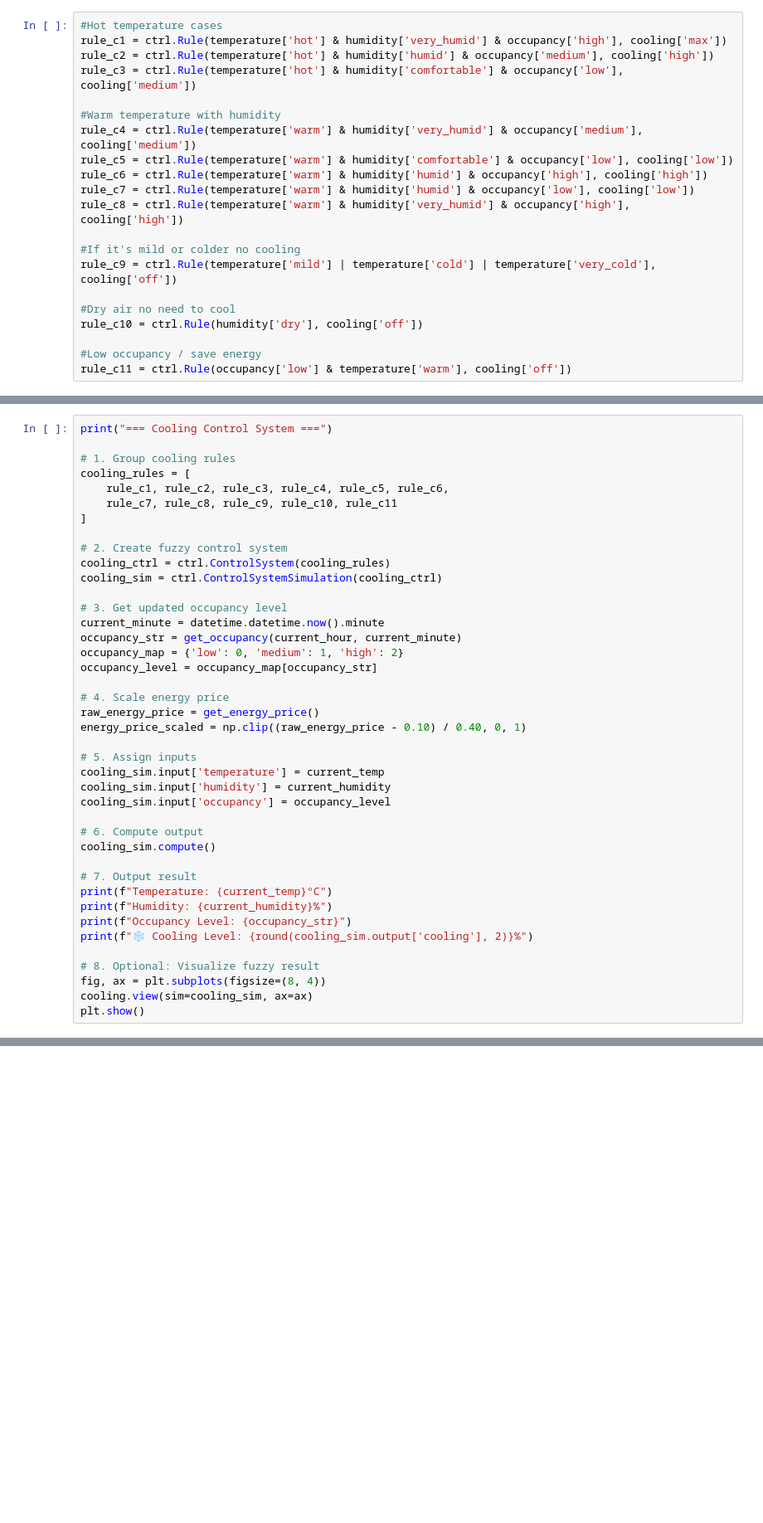
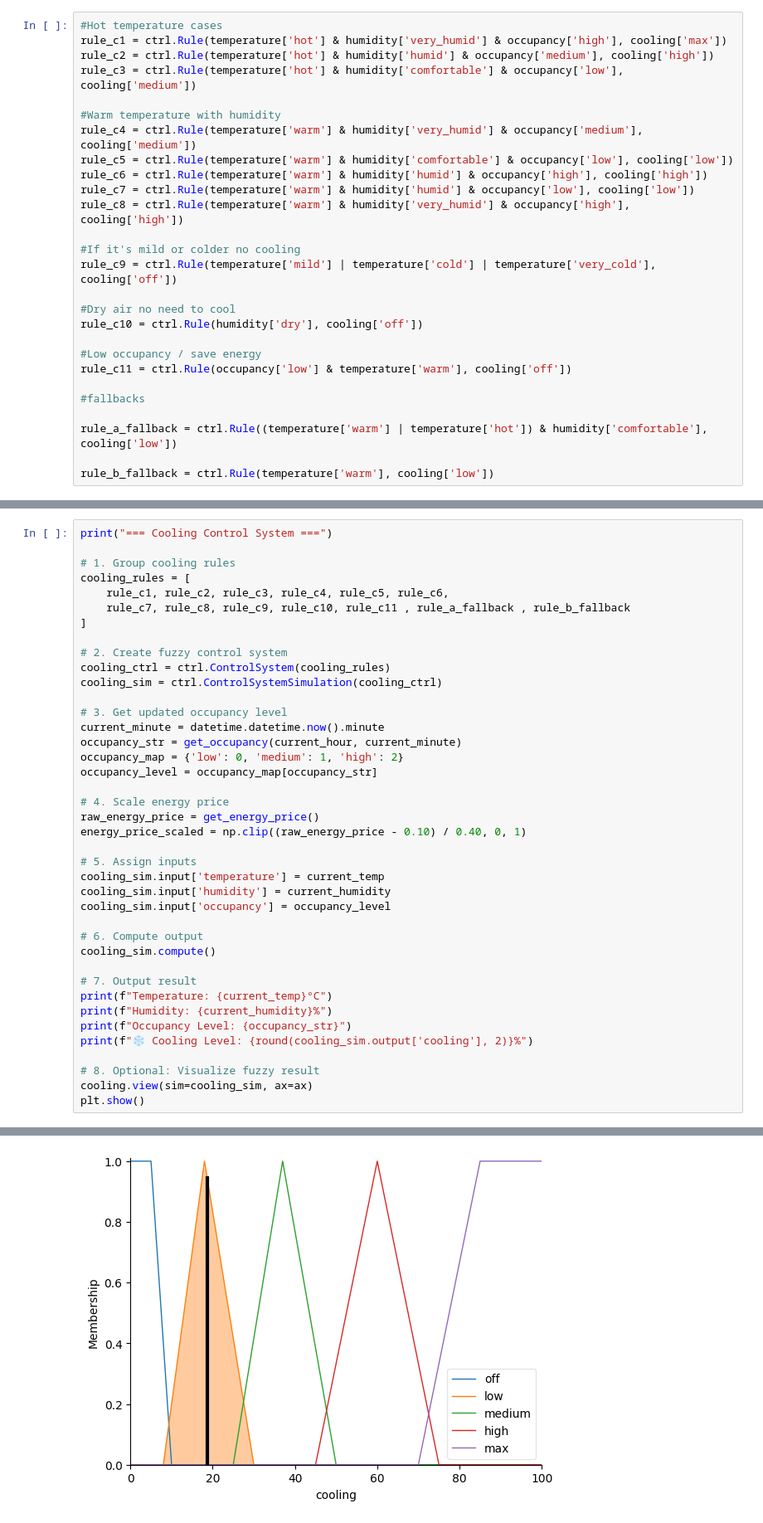
Before and after one commit to cimem37/CO653-Home-system-collaborative, a Jupyter notebook: home system fuzzy collaborative.ipynb, the cells around one changed output, grey strips where cells are left out. Shown: that part at 83% size. Drawn from its saved outputs; the diff is of its cells as text; blank space fills up the shorter version.

Commit message:
some fallback rules

```diff
--- a/home system fuzzy collaborative.ipynb
+++ b/home system fuzzy collaborative.ipynb
@@ -276,6 +276,12 @@ rule_c10 = ctrl.Rule(humidity['dry'], cooling['off'])
 
 #Low occupancy / save energy
 rule_c11 = ctrl.Rule(occupancy['low'] & temperature['warm'], cooling['off'])
+
+#fallbacks
+
+rule_a_fallback = ctrl.Rule((temperature['warm'] | temperature['hot']) & humidity['comfortable'], cooling['low'])
+
+rule_b_fallback = ctrl.Rule(temperature['warm'], cooling['low'])
 # %%
 #Very humid cases
 rule_v1 = ctrl.Rule(humidity['very_humid'] & occupancy['high'], ventilation['max'])
@@ -435,7 +441,7 @@ print("=== Cooling Control System ===")
 # 1. Group cooling rules
 cooling_rules = [
     rule_c1, rule_c2, rule_c3, rule_c4, rule_c5, rule_c6,
-    rule_c7, rule_c8, rule_c9, rule_c10, rule_c11
+    rule_c7, rule_c8, rule_c9, rule_c10, rule_c11 , rule_a_fallback , rule_b_fallback
 ]
 
 # 2. Create fuzzy control system
@@ -467,7 +473,6 @@ print(f"Occupancy Level: {occupancy_str}")
 print(f"❄️ Cooling Level: {round(cooling_sim.output['cooling'], 2)}%")
 
 # 8. Optional: Visualize fuzzy result
-fig, ax = plt.subplots(figsize=(8, 4))
 cooling.view(sim=cooling_sim, ax=ax)
 plt.show()
 # %% [output]
@@ -479,3 +484,4 @@ KeyError: 'cooling'
+[figure, added]
 # %%
 print("=== Ventilation Control System ===")
 
```
Also changed, not shown: parts of 5 cells of this notebook.
